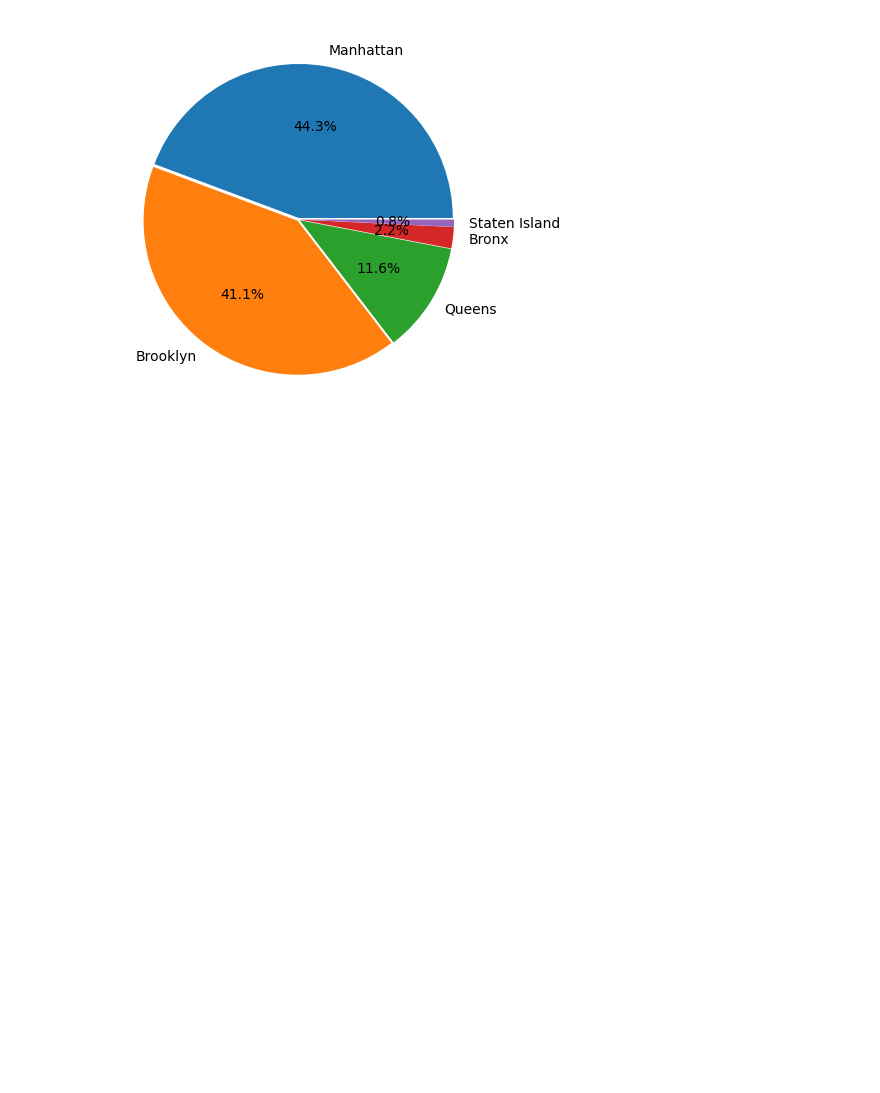
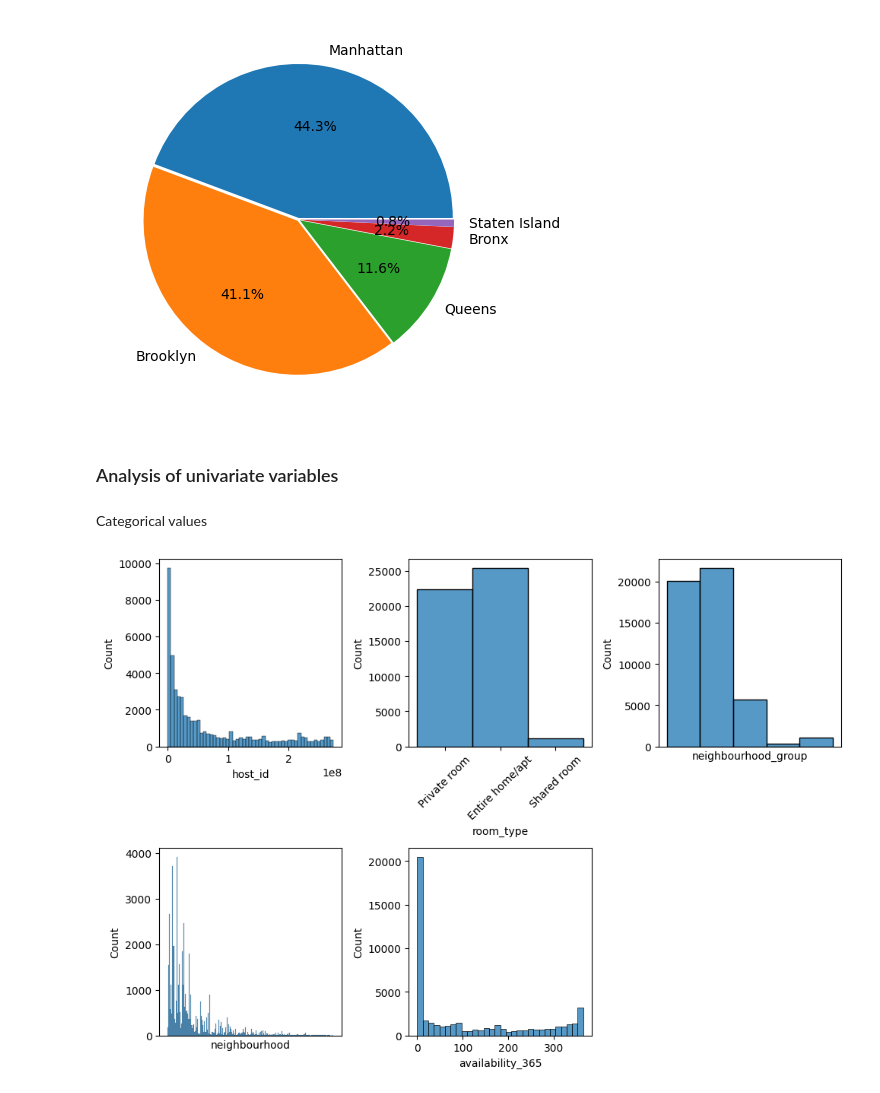
Before and after one commit to susanaf2000/machine-learning-python-template, a Jupyter notebook: src/explore.ipynb, the cells around one changed output. Drawn from its saved outputs; the diff is of its cells as text; code cells hidden in the pictures; blank space fills up the shorter version.

```diff
--- a/src/explore.ipynb
+++ b/src/explore.ipynb
@@ -47,4 +60,4 @@ df.describe()
 # %%
 # Drop the data that is sensitive info, we don't need it
-df.drop(['id', 'host_name', 'last_review'], axis=1, inplace=True)
-df
+df.drop(['id','name', 'host_name', 'last_review', 'reviews_per_month'], axis=1, inplace=True)
+df.head()
@@ -67,4 +85 @@ availability_365                      0
 dtype: int64
-# %%
-#replacing all NaN values in 'reviews_per_month' with 0
-df.fillna({'reviews_per_month' : 0}, inplace=True)
@@ -168,3 +144,26 @@ plt.pie(neigbhd_type_frequency, labels=neigbhd_type_frequency.index.tolist(), au
 plt.show()
 # %% [output]
 [figure]
+# %% [markdown]
+### Analysis of univariate variables
+# %% [markdown]
+Categorical values
+# %%
+import matplotlib.pyplot as plt
+import seaborn as sns
+
+fig, axis = plt.subplots(2, 3, figsize = (10,7))
+
+sns.histplot(ax = axis[0,0], data= df, x = 'host_id')
+sns.histplot(ax = axis[0,1], data= df, x = 'room_type').set_xticklabels(['Private room', 'Entire home/apt', 'Shared room'], rotation=45)
+sns.histplot(ax = axis[0,2], data= df, x = 'neighbourhood_group').set_xticks([])
+sns.histplot(ax = axis[1,0], data= df, x = 'neighbourhood').set_xticks([])
+sns.histplot(ax = axis[1,1], data= df, x = 'availability_365')
+fig.delaxes(axis[1, 2])
+
+
+plt.tight_layout()
+
+plt.show()
+# %% [output]
+[figure, added]
```
Also changed, not shown: parts of 60 cells of this notebook, 3 other files.
